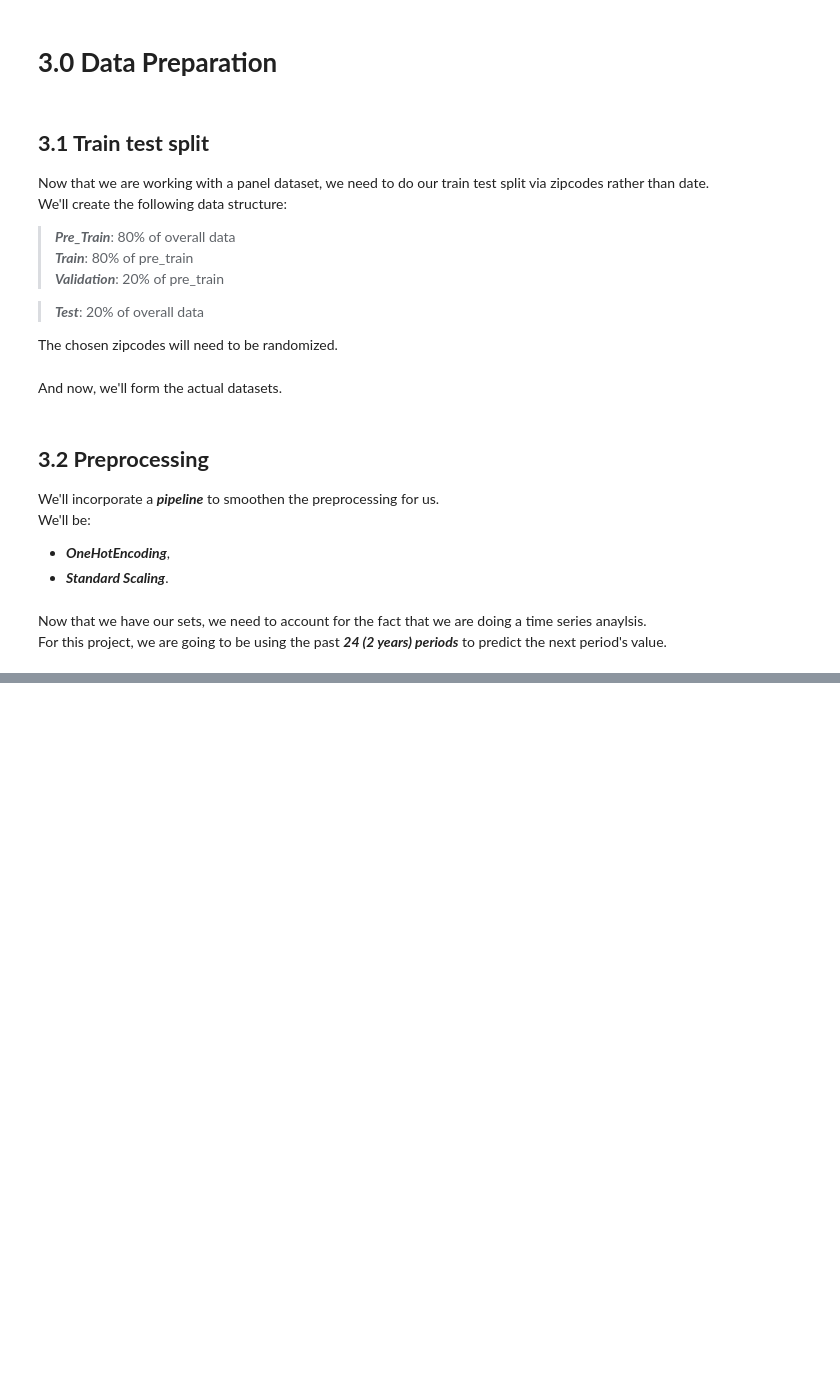
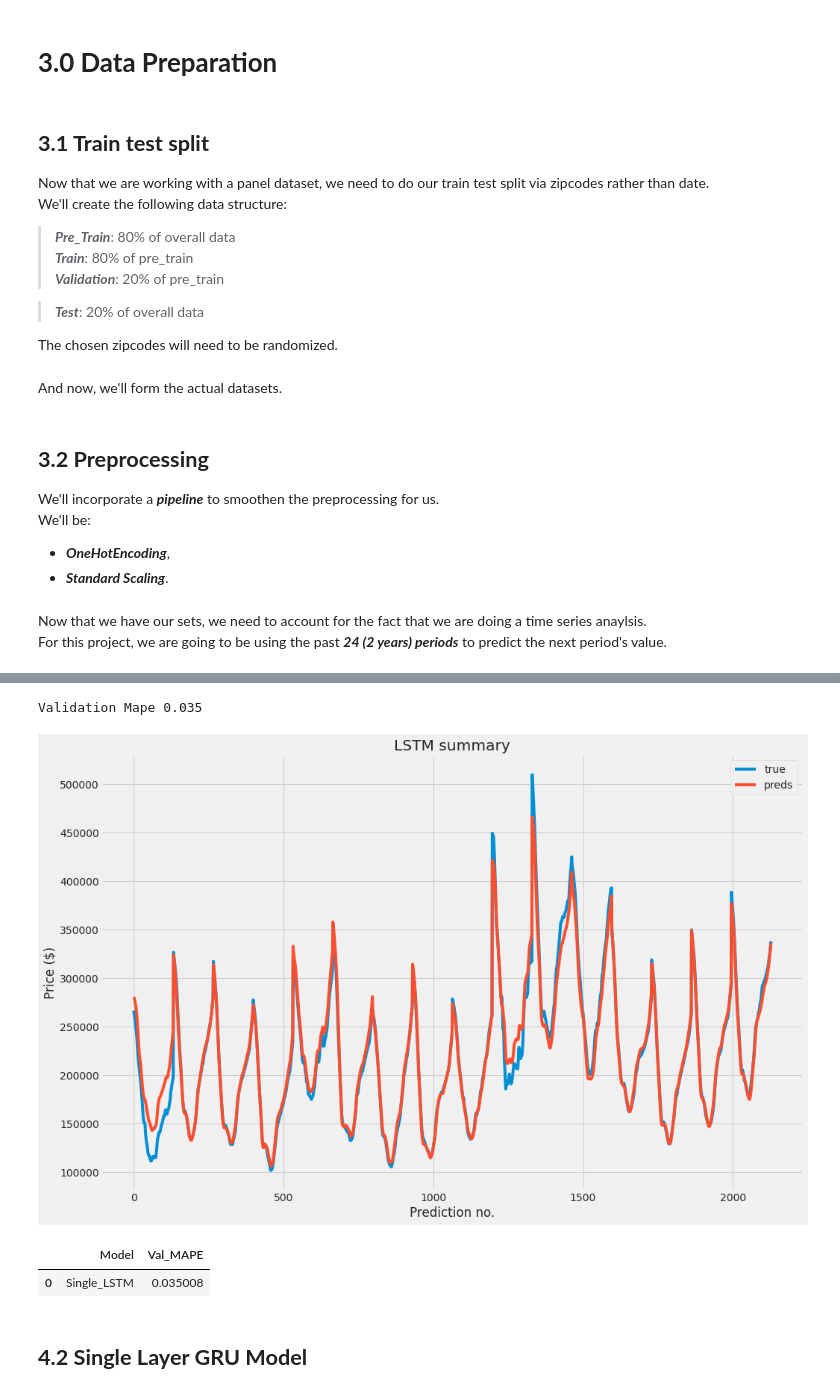
Before and after one commit to AbsIbs/nevada_time_series, a Jupyter notebook: main.ipynb, the cells around one changed output, grey strips where cells are left out. Cells and saved outputs as stored; diff of their text form; code cells hidden in the pictures; blank space fills up the shorter version.

Commit message:
finished modelling

```diff
--- a/main.ipynb
+++ b/main.ipynb
@@ -750,7 +752,7 @@ from sklearn.preprocessing import StandardScaler
 from sklearn.preprocessing import OneHotEncoder
 from sklearn.compose import ColumnTransformer
 
-categorical_features = complete_df[['City', 'CountyName']].columns
+categorical_features = ['City', 'CountyName']
 numeric_features = complete_df.drop(['zipcode', 'City', 'CountyName'], axis = 1).columns
 
 numeric_transformer = Pipeline([('scaler', StandardScaler())])
@@ -782,6 +779,8 @@ processed_train_df = preprocessor.fit_transform(train_df.drop('zipcode', axis =
 processed_validation_df = preprocessor.transform(validation_df.drop('zipcode', axis = 1))
 processed_test_df = preprocessor.transform(test_df.drop('zipcode', axis = 1))
 
+scaler = preprocessor.named_transformers_['num'][0]
+
 df_for_training = pd.DataFrame(processed_train_df).merge(train_df_zips, left_index = True, right_index = True)
 df_for_validation = pd.DataFrame(processed_validation_df).merge(validation_df_zips, left_index = True, right_index = True)
 df_for_testing = pd.DataFrame(processed_test_df).merge(test_df_zips, left_index = True, right_index = True)
@@ -791,6 +790,7 @@ trainY = []
 
 for zipcode in train_zips:
     df = df_for_training[df_for_training['zipcode'] == zipcode]
+    df = df.drop('zipcode', axis = 1)
     array = np.array(df)
 
     for i in range(window_size, len(array)):
@@ -804,6 +804,7 @@ valY = []
 
 for zipcode in validation_zips:
     df = df_for_validation[df_for_validation['zipcode'] == zipcode]
+    df = df.drop('zipcode', axis = 1)
     array = np.array(df)
 
     for i in range(window_size, len(array)):
@@ -817,6 +818,7 @@ testY = []
 
 for zipcode in test_zips:
     df = df_for_testing[df_for_testing['zipcode'] == zipcode]
+    df = df.drop('zipcode', axis = 1)
     array = np.array(df)
 
     for i in range(window_size, len(array)):
@@ -826,0 +863,2 @@ X_test, y_test = np.array(testX), np.array(testY)
+# %%
+results = []
@@ -826,0 +867,25 @@ X_test, y_test = np.array(testX), np.array(testY)
+# %%
+from tensorflow.keras.models import Sequential
+from tensorflow.keras.layers import Dense, LSTM, Dropout
+from sklearn.metrics import mean_absolute_percentage_error
+from tensorflow.keras.callbacks import ModelCheckpoint
+from tensorflow.keras.models import load_model
+
+LSTM_model = Sequential()
+LSTM_model.add(LSTM(units=64, activation='relu', return_sequences=False, input_shape = (X_train.shape[1], X_train.shape[2])))
+LSTM_model.add(Dense(units=1))
+
+summary = LSTM_model.summary()
+
+LSTM_model.compile(optimizer = 'adam', loss = "mean_squared_error")
+
+filepath = 'drive/MyDrive/DS_Projects/US_housing_time_series/models/LSTM_model.hdf5'
+
+checkpoint = ModelCheckpoint(filepath=filepath,
+                                monitor='val_loss',
+                                verbose=1,
+                                save_best_only=True,
+                                mode='min')
+
+history = LSTM_model.fit(X_train, y_train, validation_data = (X_val, y_val), epochs = 25, batch_size=32, callbacks = [checkpoint])
+LSTM_model = load_model('drive/MyDrive/DS_Projects/US_housing_time_series/models/LSTM_model.hdf5')
@@ -826,0 +910,17 @@ X_test, y_test = np.array(testX), np.array(testY)
+# %%
+LSTM_val_true, LSTM_val_preds = clean_true_preds(LSTM_model)
+LSTM_val_MAPE = mean_absolute_percentage_error(LSTM_val_true, LSTM_val_preds)
+quick_plot(LSTM_val_true, LSTM_val_preds, 'LSTM')
+
+results.append({'Model': 'Single_LSTM', 'Val_MAPE': LSTM_val_MAPE})
+print(f'Validation Mape {round(LSTM_val_MAPE, 3)}')
+# %% [output]
+Validation Mape 0.035
+[figure, added]
+# %%
+pd.DataFrame(results)
+# %% [output]
+|  | Model | Val_MAPE |
+| 0 | Single_LSTM | 0.035008 |
+# %% [markdown]
+## **4.2 Single Layer GRU Model**
```
Also changed, not shown: parts of 32 cells of this notebook, 5 other files.
